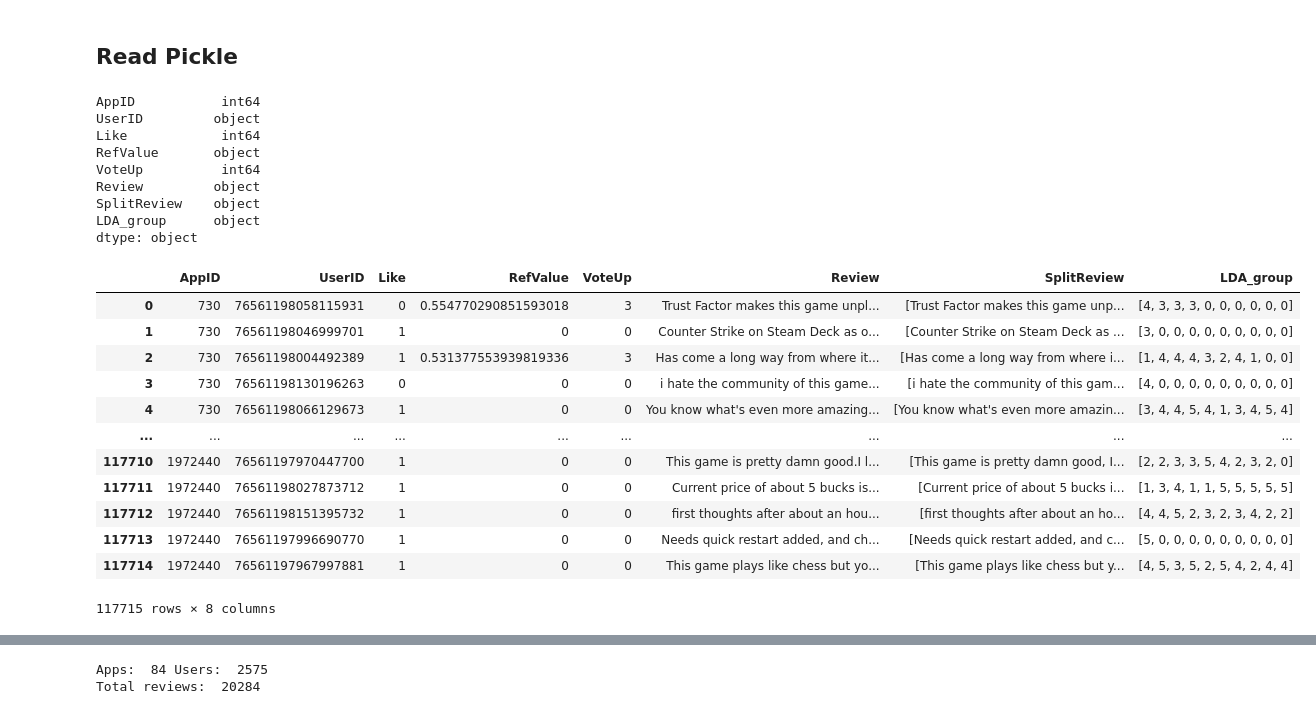
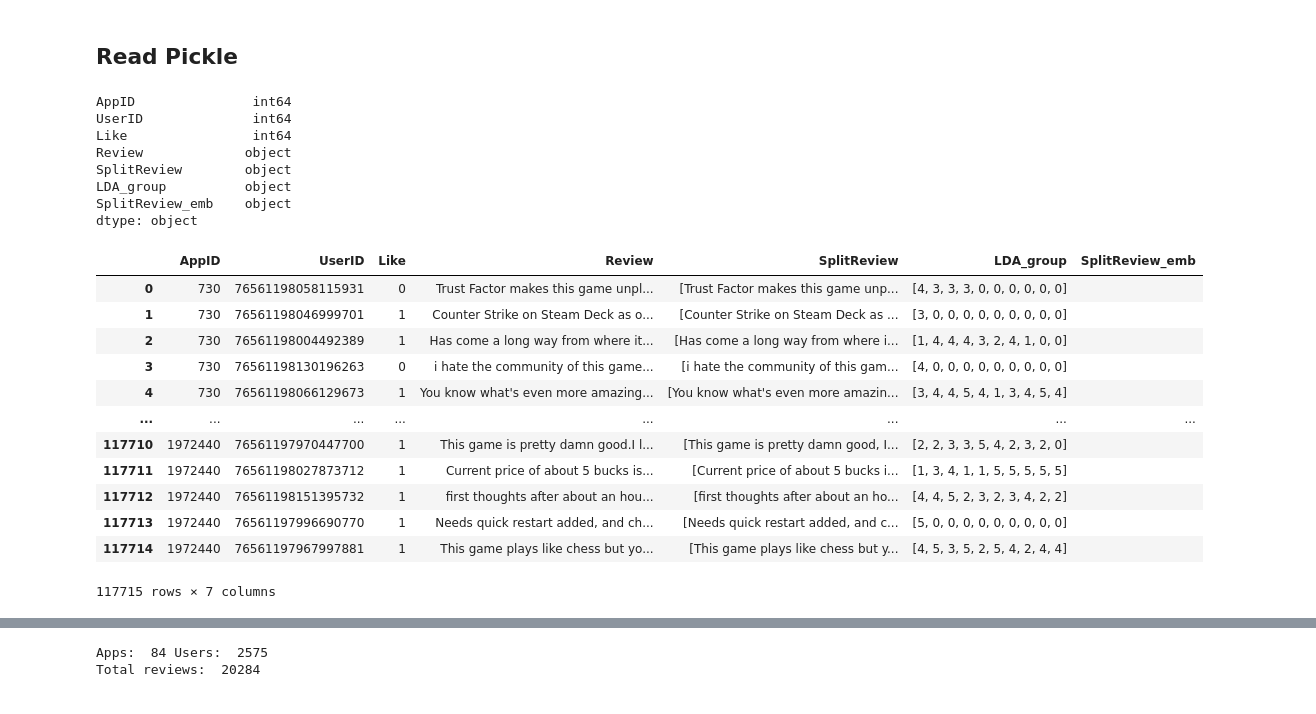
Before and after one commit to Albert40727/CL_HIAM, a Jupyter notebook: preprocess.ipynb, the cells around one changed output, grey strips where cells are left out. Drawn from its saved outputs; the diff is of its cells as text; code cells hidden in the pictures.

```diff
--- a/preprocess.ipynb
+++ b/preprocess.ipynb
@@ -19,40 +19,54 @@ Device:  cuda
 # %% [markdown]
 ## Read Pickle
 # %%
+"""
+Required dataframe format:
+[column name]       [dtype]
+AppID               int
+UserID              int
+Like                int
+Review              String
+"""
 data = pd.read_pickle(r'../data/filtered_reviews_group.pkl')
-
 # Change dtype of columns in df
 # data.reset_index(drop=True, inplace=True)
+# data.drop(["RefValue", "VoteUp"], axis=1, inplace=True)
 # data["UserID"] = data["UserID"].astype("int64")
 # data["AppID"] = data["UserID"].astype("int64")
-# data["RefValue"] = data["RefValue"].astype("float")
 
+"""
+TODO dataframe format:
+[column name]       [dtype]
+SplitReview         list
+SplitReview_emb     np.array
+LDA_group           list
+"""
 # TODO Columns
+# data["SplitReview"] = ""
 # data["SplitReview_emb"]=""
 # data["LDA_group"]=""
 
 print(data.dtypes)
 data
 # %% [output]
-AppID           int64
-UserID         object
-Like            int64
-RefValue       object
-VoteUp          int64
-Review         object
-SplitReview    object
-LDA_group      object
+AppID               int64
+UserID              int64
+Like                int64
+Review             object
+SplitReview        object
+LDA_group          object
+SplitReview_emb    object
 dtype: object
-|  | AppID | UserID | Like | RefValue | VoteUp | Review | SplitReview | LDA_group |
-| 0 | 730 | 76561198058115931 | 0 | 0.554770290851593018 | 3 | Trust Factor makes this game unpl... | [Trust Factor makes this game unp... | [4, 3, 3, 3, 0, 0, 0, 0, 0, 0] |
-| 1 | 730 | 76561198046999701 | 1 | 0 | 0 | Counter Strike on Steam Deck as o... | [Counter Strike on Steam Deck as ... | [3, 0, 0, 0, 0, 0, 0, 0, 0, 0] |
-| 2 | 730 | 76561198004492389 | 1 | 0.531377553939819336 | 3 | Has come a long way from where it... | [Has come a long way from where i... | [1, 4, 4, 4, 3, 2, 4, 1, 0, 0] |
-| 3 | 730 | 76561198130196263 | 0 | 0 | 0 | i hate the community of this game... | [i hate the community of this gam... | [4, 0, 0, 0, 0, 0, 0, 0, 0, 0] |
-| 4 | 730 | 76561198066129673 | 1 | 0 | 0 | You know what's even more amazing... | [You know what's even more amazin... | [3, 4, 4, 5, 4, 1, 3, 4, 5, 4] |
-| ... | ... | ... | ... | ... | ... | ... | ... | ... |
-| 117710 | 1972440 | 76561197970447700 | 1 | 0 | 0 | This game is pretty damn good.I l... | [This game is pretty damn good, I... | [2, 2, 3, 3, 5, 4, 2, 3, 2, 0] |
-| 117711 | 1972440 | 76561198027873712 | 1 | 0 | 0 | Current price of about 5 bucks is... | [Current price of about 5 bucks i... | [1, 3, 4, 1, 1, 5, 5, 5, 5, 5] |
-| 117712 | 1972440 | 76561198151395732 | 1 | 0 | 0 | first thoughts after about an hou... | [first thoughts after about an ho... | [4, 4, 5, 2, 3, 2, 3, 4, 2, 2] |
-| 117713 | 1972440 | 76561197996690770 | 1 | 0 | 0 | Needs quick restart added, and ch... | [Needs quick restart added, and c... | [5, 0, 0, 0, 0, 0, 0, 0, 0, 0] |
-| 117714 | 1972440 | 76561197967997881 | 1 | 0 | 0 | This game plays like chess but yo... | [This game plays like chess but y... | [4, 5, 3, 5, 2, 5, 4, 2, 4, 4] |
+|  | AppID | UserID | Like | Review | SplitReview | LDA_group | SplitReview_emb |
+| 0 | 730 | 76561198058115931 | 0 | Trust Factor makes this game unpl... | [Trust Factor makes this game unp... | [4, 3, 3, 3, 0, 0, 0, 0, 0, 0] |  |
+| 1 | 730 | 76561198046999701 | 1 | Counter Strike on Steam Deck as o... | [Counter Strike on Steam Deck as ... | [3, 0, 0, 0, 0, 0, 0, 0, 0, 0] |  |
+| 2 | 730 | 76561198004492389 | 1 | Has come a long way from where it... | [Has come a long way from where i... | [1, 4, 4, 4, 3, 2, 4, 1, 0, 0] |  |
+| 3 | 730 | 76561198130196263 | 0 | i hate the community of this game... | [i hate the community of this gam... | [4, 0, 0, 0, 0, 0, 0, 0, 0, 0] |  |
+| 4 | 730 | 76561198066129673 | 1 | You know what's even more amazing... | [You know what's even more amazin... | [3, 4, 4, 5, 4, 1, 3, 4, 5, 4] |  |
+| ... | ... | ... | ... | ... | ... | ... | ... |
+| 117710 | 1972440 | 76561197970447700 | 1 | This game is pretty damn good.I l... | [This game is pretty damn good, I... | [2, 2, 3, 3, 5, 4, 2, 3, 2, 0] |  |
+| 117711 | 1972440 | 76561198027873712 | 1 | Current price of about 5 bucks is... | [Current price of about 5 bucks i... | [1, 3, 4, 1, 1, 5, 5, 5, 5, 5] |  |
+| 117712 | 1972440 | 76561198151395732 | 1 | first thoughts after about an hou... | [first thoughts after about an ho... | [4, 4, 5, 2, 3, 2, 3, 4, 2, 2] |  |
+| 117713 | 1972440 | 76561197996690770 | 1 | Needs quick restart added, and ch... | [Needs quick restart added, and c... | [5, 0, 0, 0, 0, 0, 0, 0, 0, 0] |  |
+| 117714 | 1972440 | 76561197967997881 | 1 | This game plays like chess but yo... | [This game plays like chess but y... | [4, 5, 3, 5, 2, 5, 4, 2, 4, 4] |  |
-117715 rows × 8 columns
+117715 rows × 7 columns
```
Also changed, not shown: parts of 17 cells of this notebook, 4 other files.
